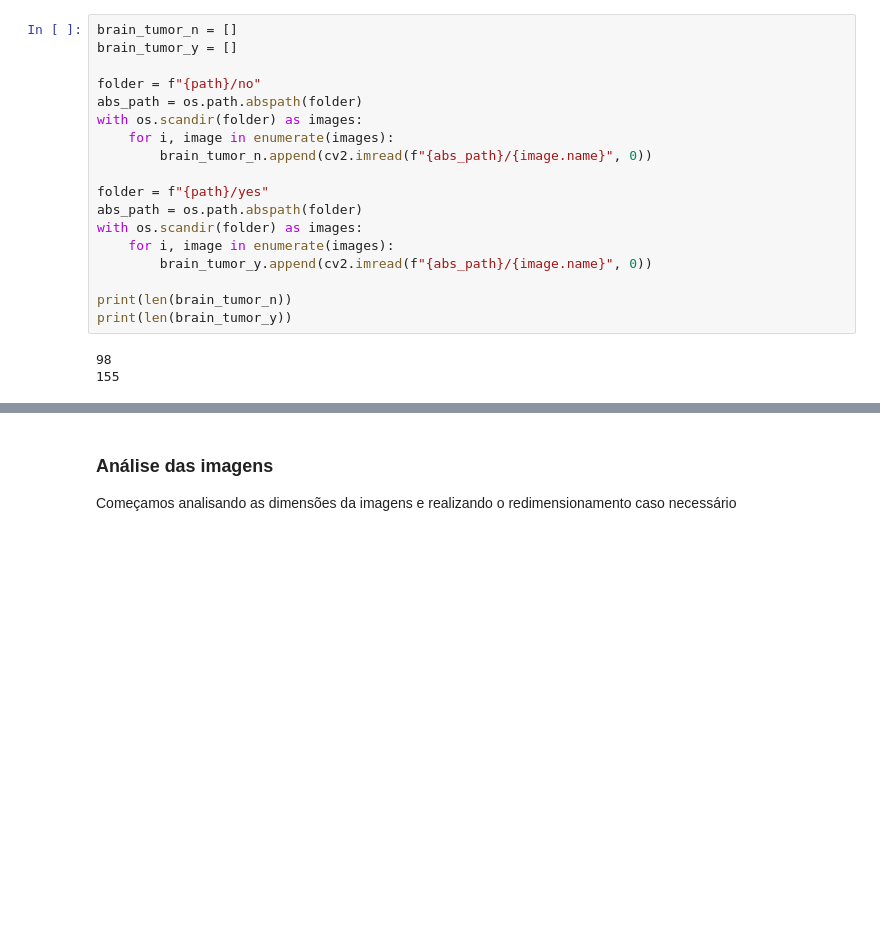
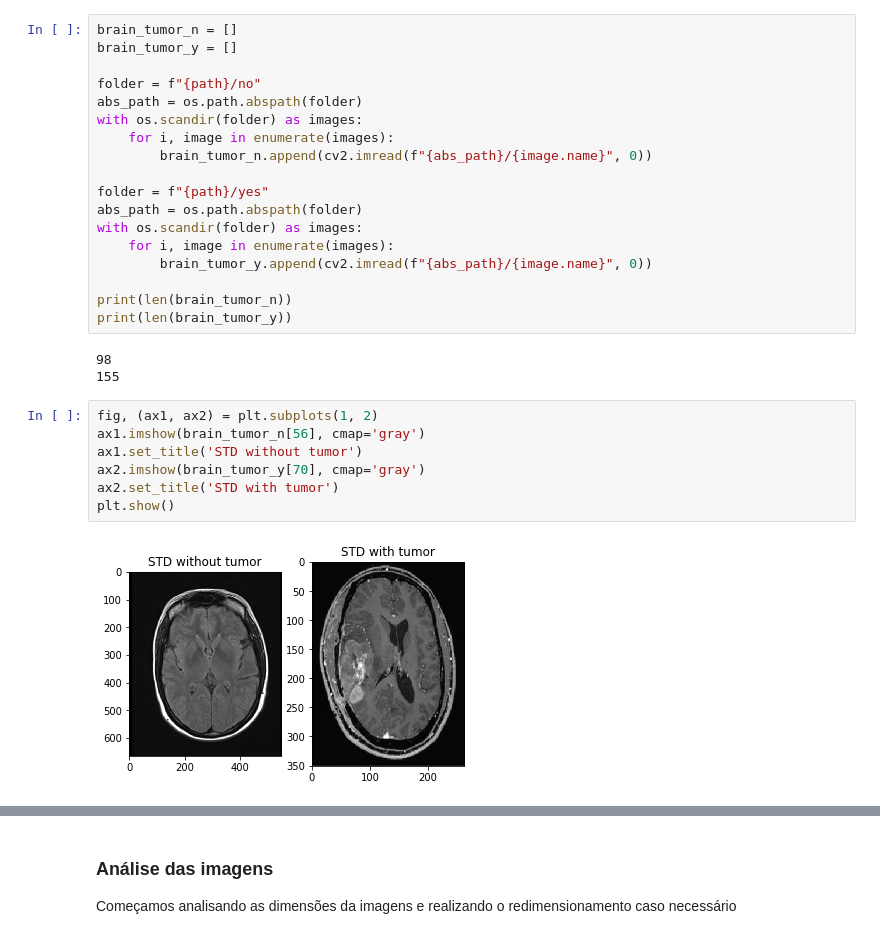
Before and after one commit to nymarya/classificacao-tumor-cerebral, a Jupyter notebook: notebooks/1.0-eda-tumor.ipynb, the cells around one changed output, grey strips where cells are left out. Saved outputs shown, nothing was run; the diff lists cells and outputs as text; blank space fills up the shorter version.

```diff
--- a/notebooks/1.0-eda-tumor.ipynb
+++ b/notebooks/1.0-eda-tumor.ipynb
@@ -52,3 +53,12 @@ print(len(brain_tumor_y))
 # %% [output]
 98
 155
+# %%
+fig, (ax1, ax2) = plt.subplots(1, 2)
+ax1.imshow(brain_tumor_n[56], cmap='gray')
+ax1.set_title('STD without tumor')
+ax2.imshow(brain_tumor_y[70], cmap='gray')
+ax2.set_title('STD with tumor')
+plt.show()
+# %% [output]
+[figure, added]
```
Also changed, not shown: parts of 14 cells of this notebook, 1 other file.
